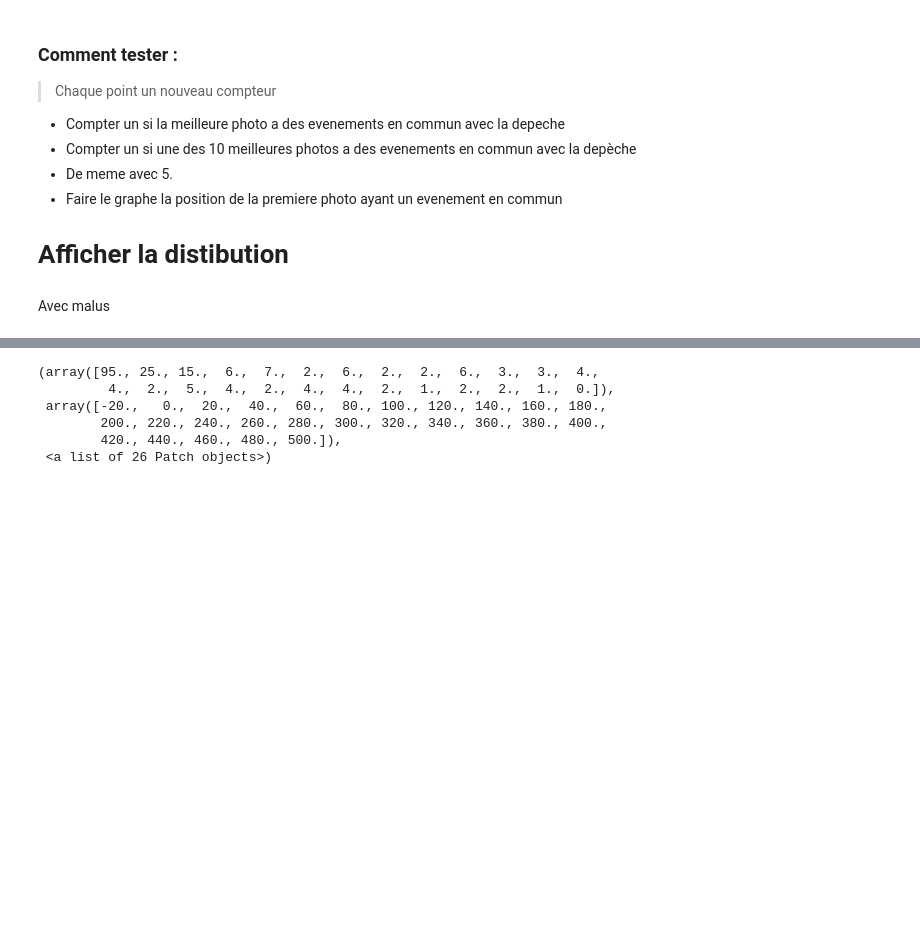
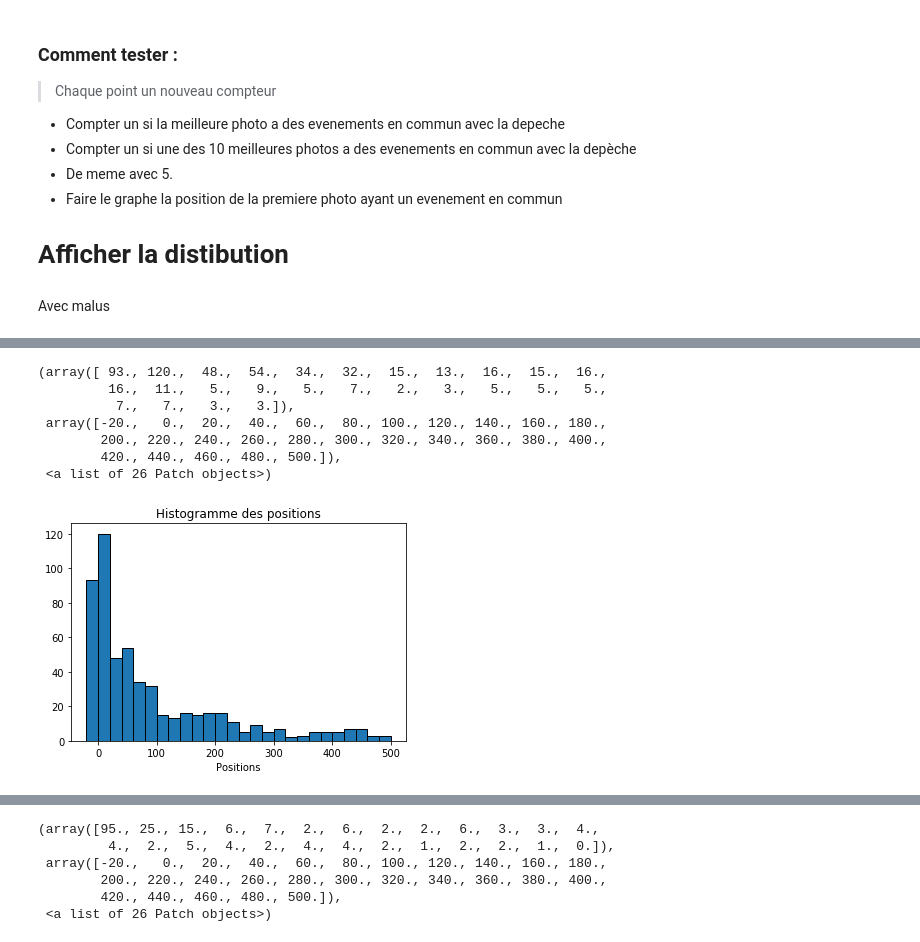
Before and after one commit to yohan-dev/statapp, a Jupyter notebook: Test_nouvelles_bases.ipynb, the cells around one changed output, grey strips where cells are left out. Drawn from its saved outputs; the diff is of its cells as text; code cells hidden in the pictures; blank space fills up the shorter version.

```diff
--- a/Test_nouvelles_bases.ipynb
+++ b/Test_nouvelles_bases.ipynb
@@ -404,0 +691,13 @@ plt.hist(P, range=(-20,500), bins= 26, edgecolor = 'black' )
+# %%
+plt.xlabel('Positions')
+plt.title('Histogramme des positions')
+plt.hist(P1,range=(-20,500), bins= 26, edgecolor = 'black' )
+# %% [output]
+(array([ 93., 120.,  48.,  54.,  34.,  32.,  15.,  13.,  16.,  15.,  16.,
+         16.,  11.,   5.,   9.,   5.,   7.,   2.,   3.,   5.,   5.,   5.,
+          7.,   7.,   3.,   3.]),
+ array([-20.,   0.,  20.,  40.,  60.,  80., 100., 120., 140., 160., 180.,
+        200., 220., 240., 260., 280., 300., 320., 340., 360., 380., 400.,
+        420., 440., 460., 480., 500.]),
+ <a list of 26 Patch objects>)
+[figure, added]
```
Also changed, not shown: parts of 40 cells of this notebook.
